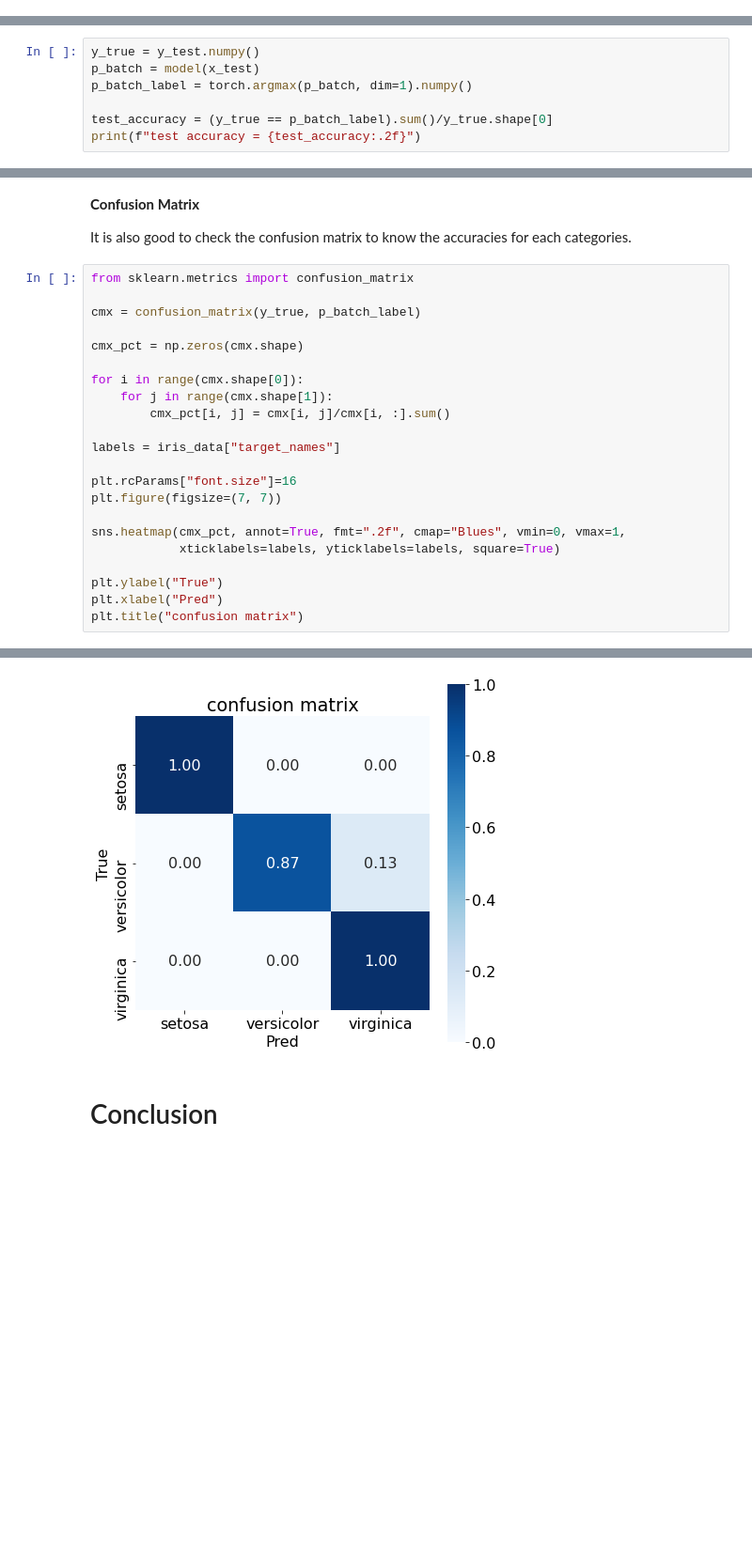
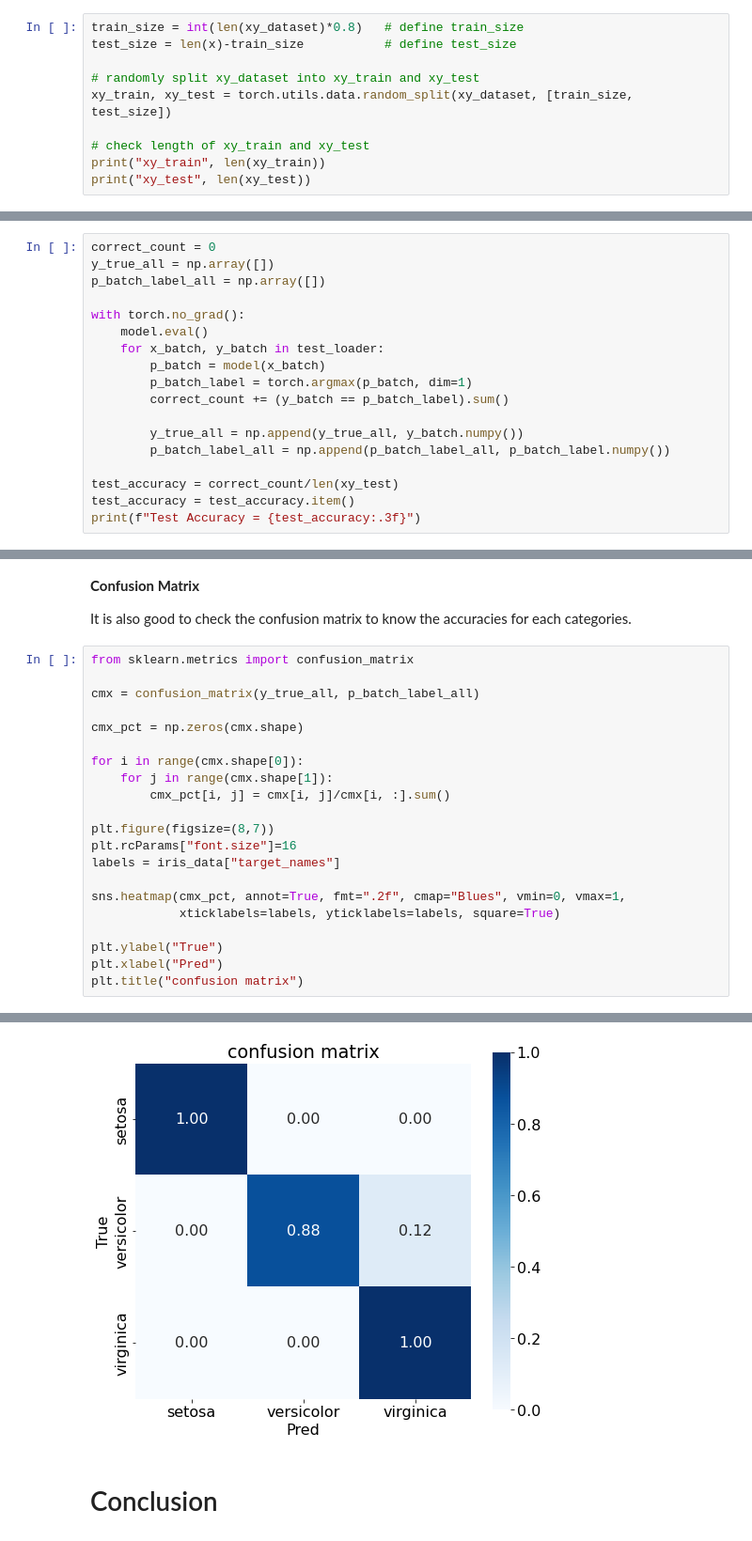
Before and after one commit to naoya1110/nitkc-ncku-ai-robotics, a Jupyter notebook: Week02_Simple_Neural_Network_with_Iris_Dataset.ipynb, the cells around one changed output, grey strips where cells are left out. Shown at 94% size. Drawn from its saved outputs; the diff is of its cells as text; blank space fills up the shorter version.

```diff
--- a/Week02_Simple_Neural_Network_with_Iris_Dataset.ipynb
+++ b/Week02_Simple_Neural_Network_with_Iris_Dataset.ipynb
@@ -119,0 +118,10 @@ xy_test = TensorDataset(x_test, y_test)
+# %%
+train_size = int(len(xy_dataset)*0.8)   # define train_size
+test_size = len(x)-train_size           # define test_size
+
+# randomly split xy_dataset into xy_train and xy_test
+xy_train, xy_test = torch.utils.data.random_split(xy_dataset, [train_size, test_size])
+
+# check length of xy_train and xy_test
+print("xy_train", len(xy_train))
+print("xy_test", len(xy_test))
@@ -387,10 +403,3 @@ plt.legend()
 **Test Accuracy**
 
 Let's check accuracy of the trained model for the test data.
-# %%
-y_true = y_test.numpy()
-p_batch = model(x_test)
-p_batch_label = torch.argmax(p_batch, dim=1).numpy()
-
-test_accuracy = (y_true == p_batch_label).sum()/y_true.shape[0]
-print(f"test accuracy = {test_accuracy:.2f}")
@@ -398,0 +406,18 @@ test accuracy = 0.96
+# %%
+correct_count = 0
+y_true_all = np.array([])
+p_batch_label_all = np.array([])
+
+with torch.no_grad():
+    model.eval()
+    for x_batch, y_batch in test_loader:
+        p_batch = model(x_batch)
+        p_batch_label = torch.argmax(p_batch, dim=1)
+        correct_count += (y_batch == p_batch_label).sum()
+
+        y_true_all = np.append(y_true_all, y_batch.numpy())
+        p_batch_label_all = np.append(p_batch_label_all, p_batch_label.numpy())
+
+test_accuracy = correct_count/len(xy_test)
+test_accuracy = test_accuracy.item()
+print(f"Test Accuracy = {test_accuracy:.3f}")
@@ -403,28 +430,27 @@ It is also good to check the confusion matrix to know the accuracies for each ca
 # %%
 from sklearn.metrics import confusion_matrix
 
-cmx = confusion_matrix(y_true, p_batch_label)
+cmx = confusion_matrix(y_true_all, p_batch_label_all)
 
 cmx_pct = np.zeros(cmx.shape)
 
 for i in range(cmx.shape[0]):
     for j in range(cmx.shape[1]):
         cmx_pct[i, j] = cmx[i, j]/cmx[i, :].sum()
 
+plt.figure(figsize=(8,7))
+plt.rcParams["font.size"]=16
 labels = iris_data["target_names"]
-
-plt.rcParams["font.size"]=16
-plt.figure(figsize=(7, 7))
 
 sns.heatmap(cmx_pct, annot=True, fmt=".2f", cmap="Blues", vmin=0, vmax=1,
             xticklabels=labels, yticklabels=labels, square=True)
 
 plt.ylabel("True")
 plt.xlabel("Pred")
 plt.title("confusion matrix")
 # %% [output]
 Text(0.5, 1.0, 'confusion matrix')
-[figure, old version]
+[figure, new version]
 # %% [markdown]
 # Conclusion
 # %% [markdown]
```
Also changed, not shown: parts of 17 cells of this notebook.
